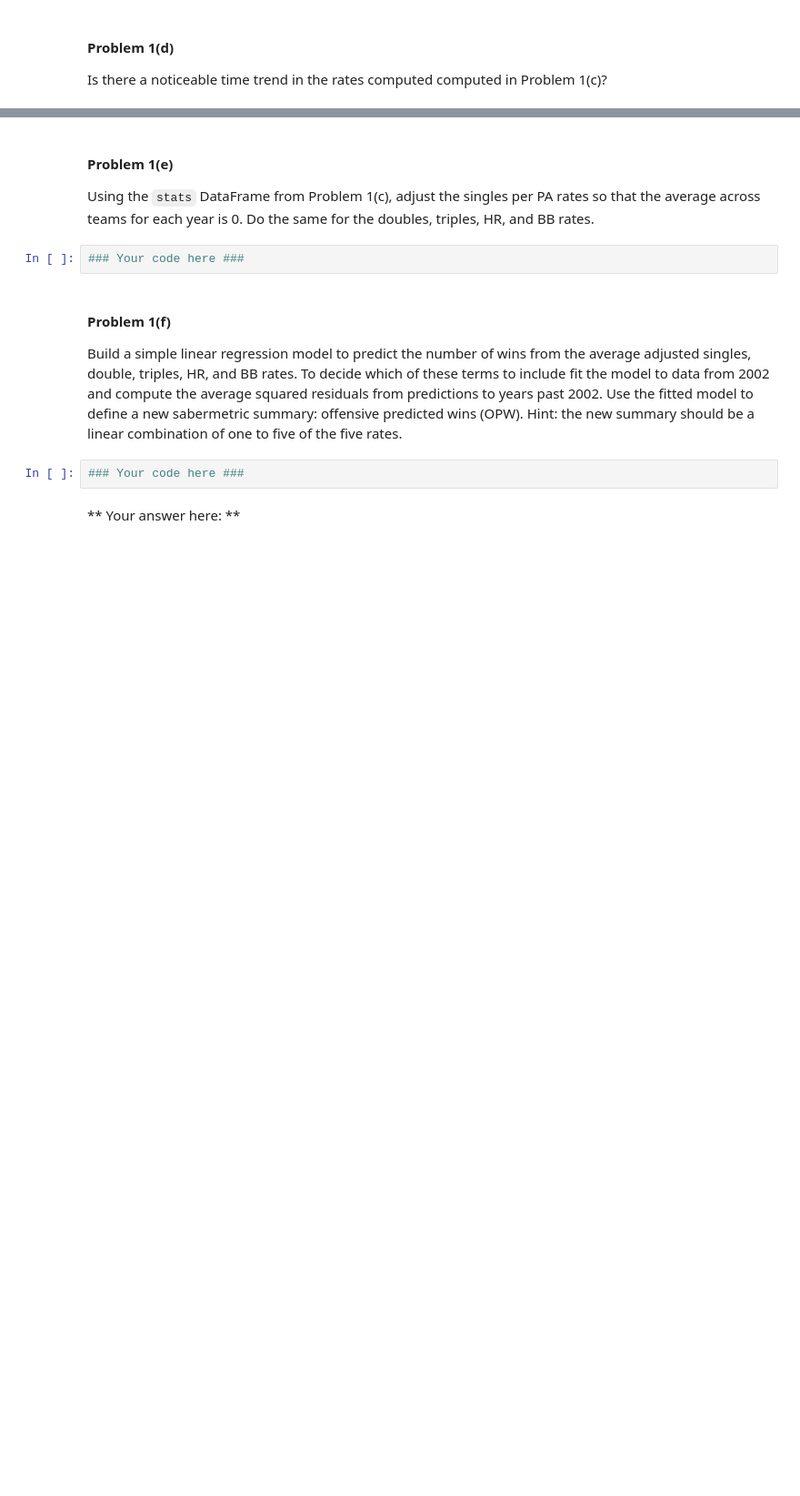
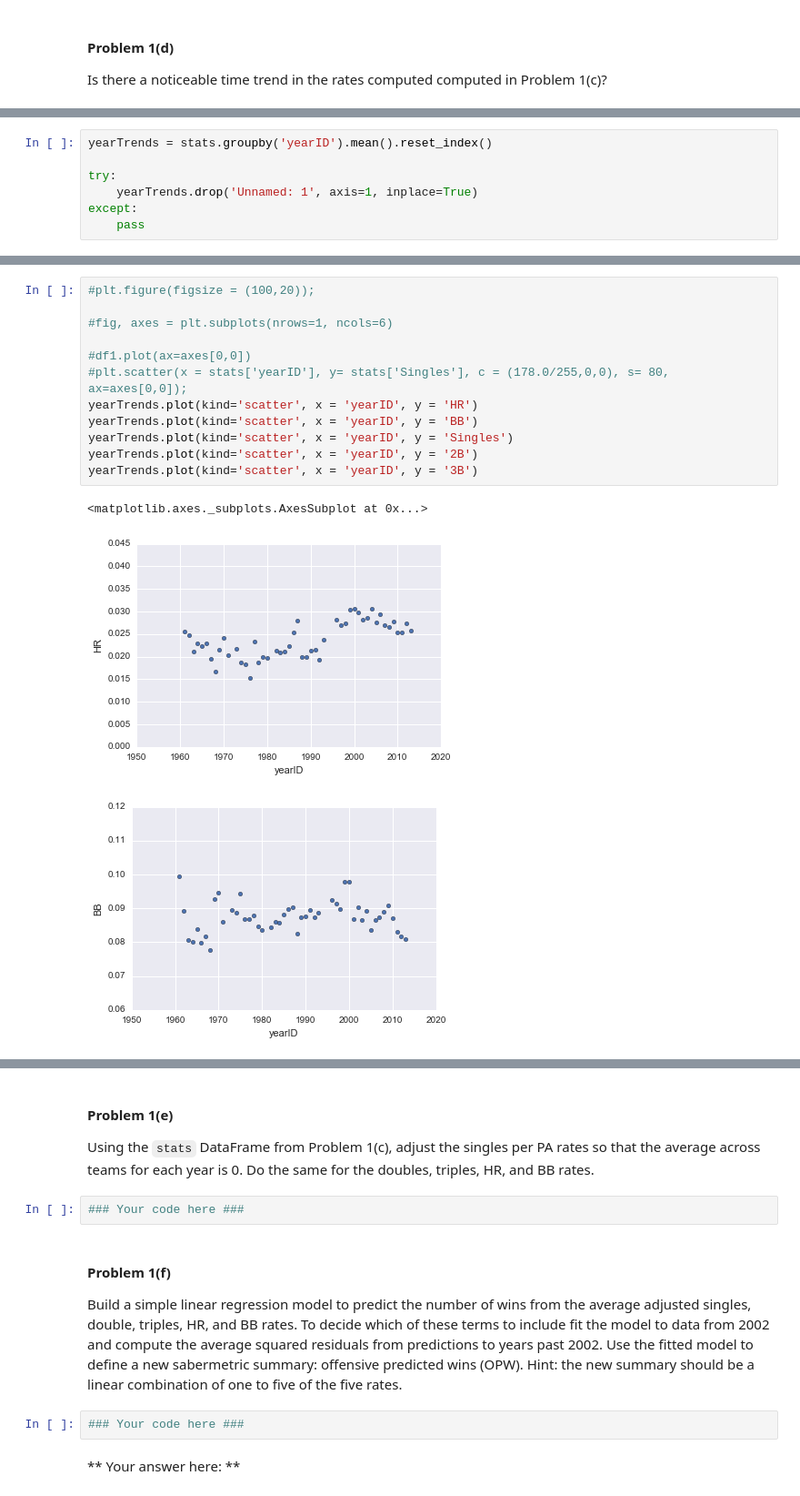
Before and after one commit to AnilKumarTeegala/DSE220_Machine_Learning, a Jupyter notebook: IPynb/Assignment_2_MAS.ipynb, the cells around one changed output, grey strips where cells are left out. Shown: that part at 91% size. Cells and saved outputs as stored; diff of their text form; blank space fills up the shorter version.

```diff
--- a/IPynb/Assignment_2_MAS.ipynb
+++ b/IPynb/Assignment_2_MAS.ipynb
@@ -207,0 +194,7 @@ Is there a noticeable time trend in the rates computed computed in Problem 1(c)?
+# %%
+yearTrends = stats.groupby('yearID').mean().reset_index()
+
+try:
+    yearTrends.drop('Unnamed: 1', axis=1, inplace=True)
+except:
+    pass
@@ -207,0 +214,16 @@ Is there a noticeable time trend in the rates computed computed in Problem 1(c)?
+# %%
+#plt.figure(figsize = (100,20));
+
+#fig, axes = plt.subplots(nrows=1, ncols=6)
+
+#df1.plot(ax=axes[0,0])
+#plt.scatter(x = stats['yearID'], y= stats['Singles'], c = (178.0/255,0,0), s= 80, ax=axes[0,0]);
+yearTrends.plot(kind='scatter', x = 'yearID', y = 'HR')
+yearTrends.plot(kind='scatter', x = 'yearID', y = 'BB')
+yearTrends.plot(kind='scatter', x = 'yearID', y = 'Singles')
+yearTrends.plot(kind='scatter', x = 'yearID', y = '2B')
+yearTrends.plot(kind='scatter', x = 'yearID', y = '3B')
+# %% [output]
+<matplotlib.axes._subplots.AxesSubplot at 0x...>
+[figure, added]
+[figure, added]
```
Also changed, not shown: parts of 4 cells of this notebook, 1 other file.
